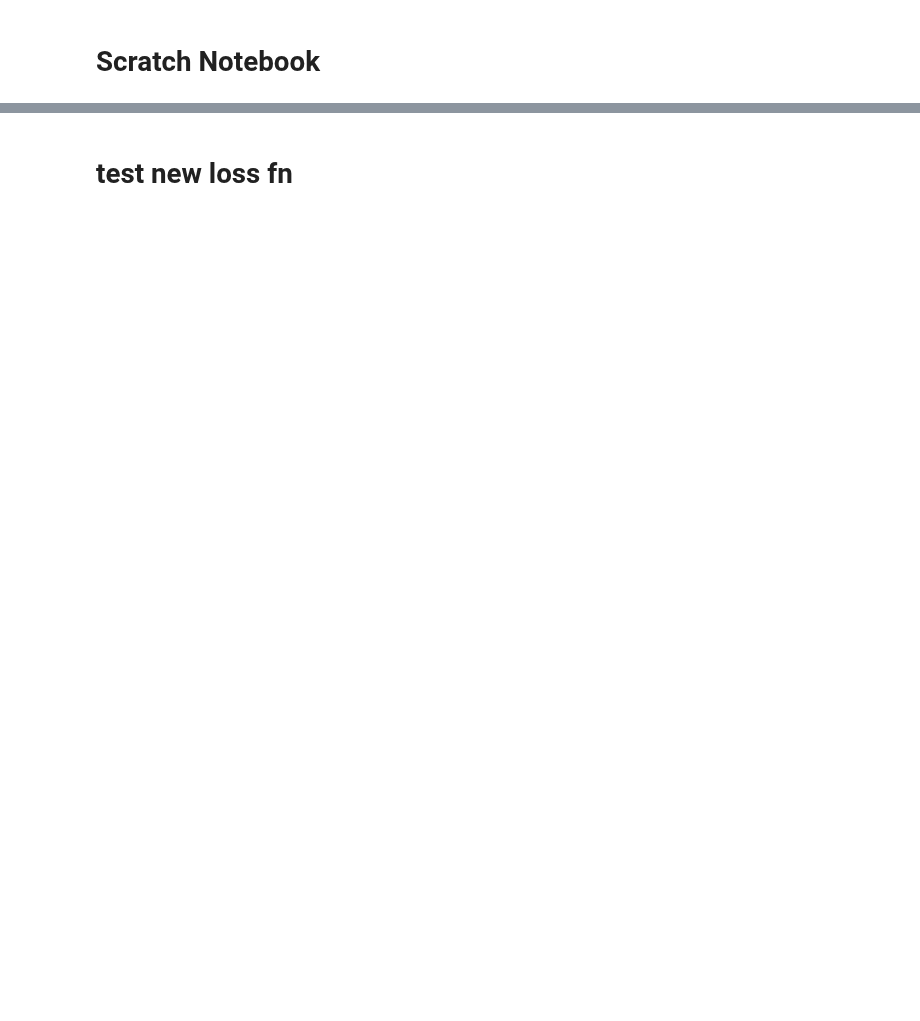
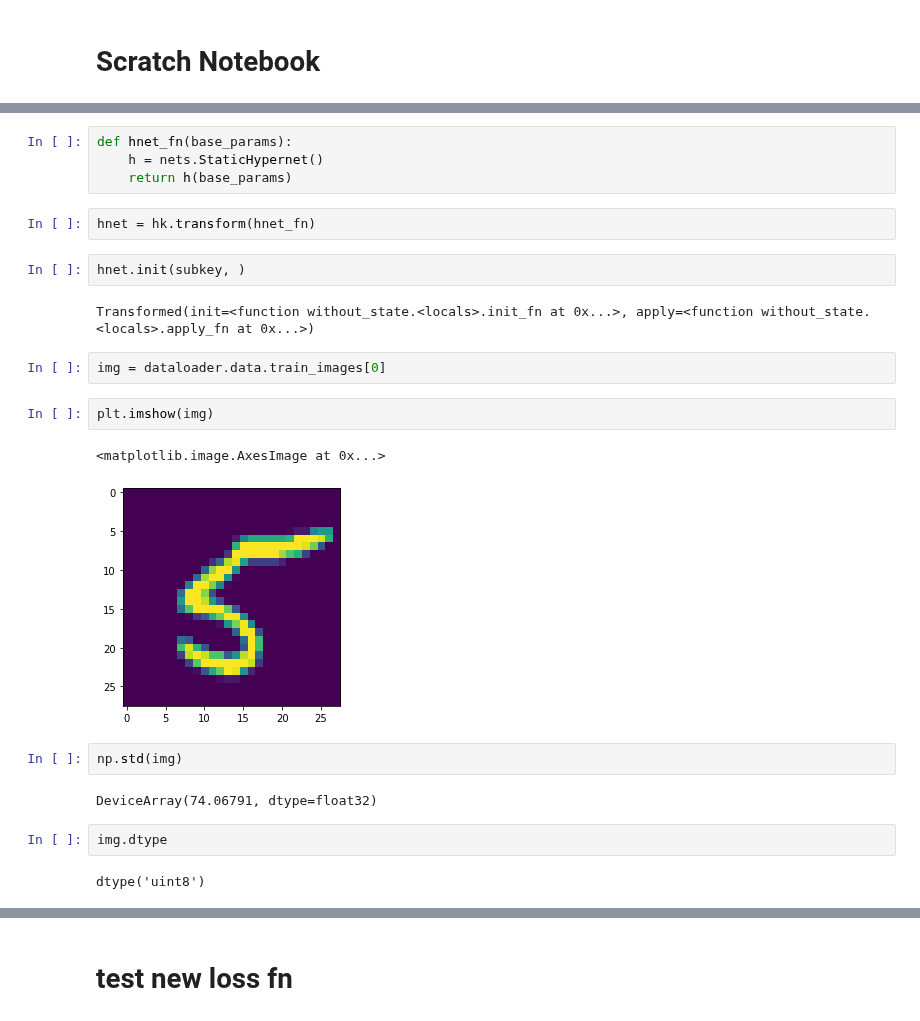
Before and after one commit to ratschlab/projects-2020-Neural-SVGD, a Jupyter notebook: notebooks/Scratch.ipynb, the cells around one changed output, grey strips where cells are left out. Cells and saved outputs as stored; diff of their text form; blank space fills up the shorter version.

```diff
--- a/notebooks/Scratch.ipynb
+++ b/notebooks/Scratch.ipynb
@@ -62,0 +76,25 @@ import jax.numpy as jnp
+# %%
+def hnet_fn(base_params):
+    h = nets.StaticHypernet()
+    return h(base_params)
+# %%
+hnet = hk.transform(hnet_fn)
+# %%
+hnet.init(subkey, )
+# %% [output]
+Transformed(init=<function without_state.<locals>.init_fn at 0x...>, apply=<function without_state.<locals>.apply_fn at 0x...>)
+# %%
+img = dataloader.data.train_images[0]
+# %%
+plt.imshow(img)
+# %% [output]
+<matplotlib.image.AxesImage at 0x...>
+[figure, added]
+# %%
+np.std(img)
+# %% [output]
+DeviceArray(74.06791, dtype=float32)
+# %%
+img.dtype
+# %% [output]
+dtype('uint8')
```
Also changed, not shown: parts of 19 cells of this notebook, 17 other files.
